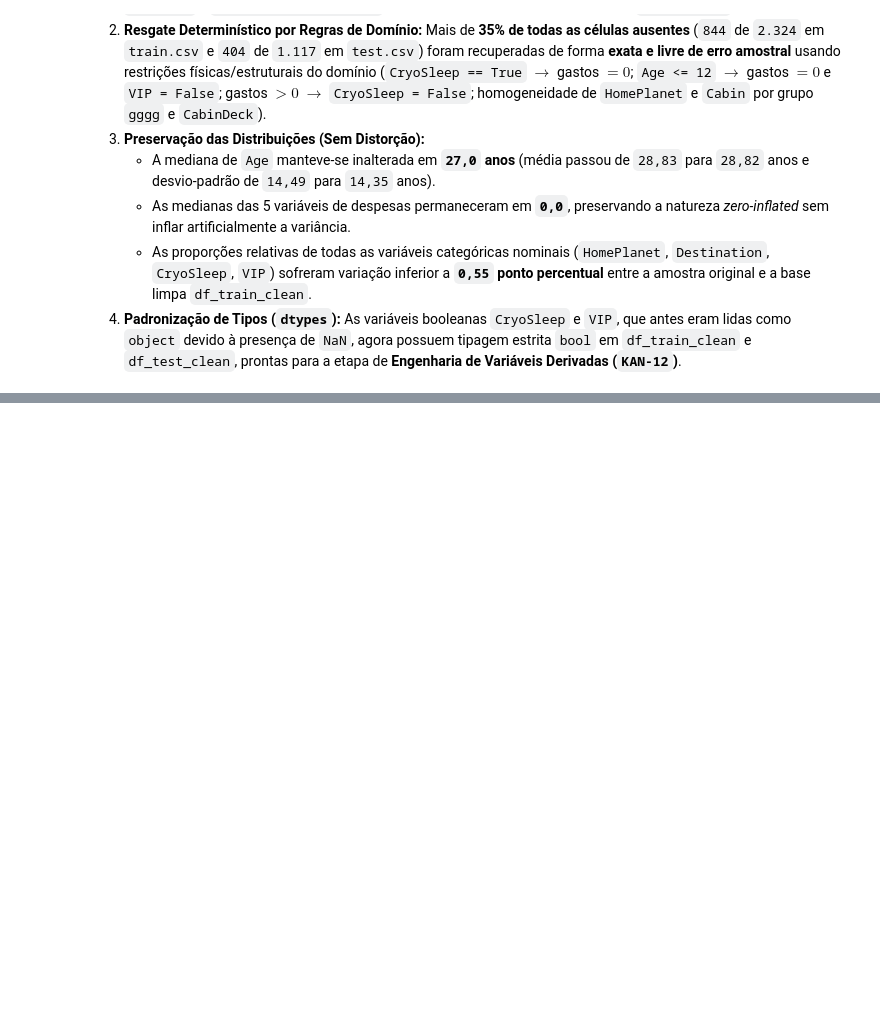
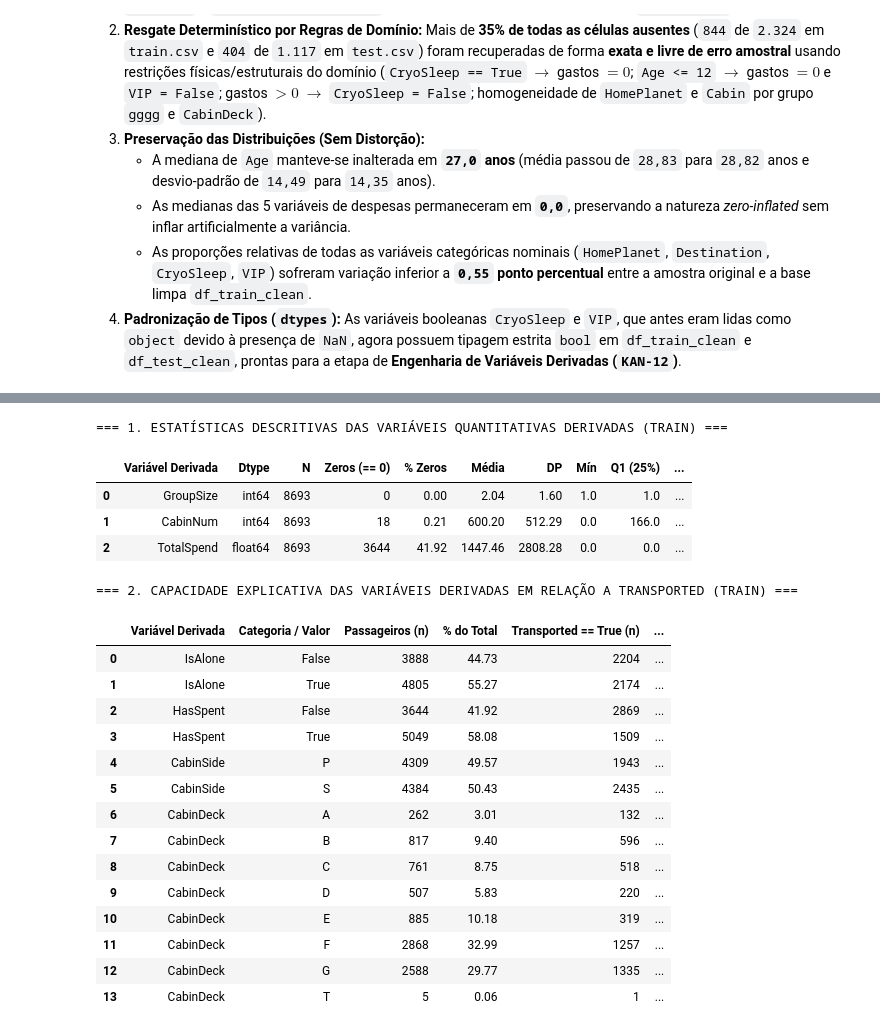
Before and after one commit to gmenezesg/spaceship-titanic-estatistica-posdl, a Jupyter notebook: notebooks/00_projeto_final_estatistica.ipynb, the cells around one changed output, grey strips where cells are left out. Cells and saved outputs as stored; diff of their text form; code cells hidden in the pictures; blank space fills up the shorter version.

```diff
--- a/notebooks/00_projeto_final_estatistica.ipynb
+++ b/notebooks/00_projeto_final_estatistica.ipynb
@@ -1197,0 +1484,69 @@ display(df_comp_cat)
+# %%
+# 1. Resumo Descritivo das Variáveis Quantitativas Derivadas (GroupSize, CabinNum, TotalSpend)
+quant_derivadas = ["GroupSize", "CabinNum", "TotalSpend"]
+resumo_quant_deriv = []
+for col in quant_derivadas:
+    s = df_train_derived[col]
+    resumo_quant_deriv.append({
+        "Variável Derivada": col,
+        "Dtype": str(s.dtype),
+        "N": len(s),
+        "Zeros (== 0)": int((s == 0).sum()),
+        "% Zeros": round(float((s == 0).mean() * 100), 2),
+        "Média": round(float(s.mean()), 2),
+        "DP": round(float(s.std()), 2),
+        "Mín": round(float(s.min()), 2),
+        "Q1 (25%)": round(float(s.quantile(0.25)), 2),
+        "Mediana (50%)": round(float(s.median()), 2),
+        "Q3 (75%)": round(float(s.quantile(0.75)), 2),
+        "P95": round(float(s.quantile(0.95)), 2),
+        "Máx": round(float(s.max()), 2),
+    })
+
+print("=== 1. ESTATÍSTICAS DESCRITIVAS DAS VARIÁVEIS QUANTITATIVAS DERIVADAS (TRAIN) ===")
+display(pd.DataFrame(resumo_quant_deriv))
+
+# 2. Associação das Variáveis Categóricas / Binárias Derivadas com o Alvo Transported
+cat_derivadas = ["IsAlone", "HasSpent", "CabinSide", "CabinDeck"]
+associacao_derivadas = []
+for col in cat_derivadas:
+    tab = pd.crosstab(df_train_derived[col], df_train_derived["Transported"])
+    chi2, p_val, dof, _ = chi2_contingency(tab)
+    for categoria, row in tab.iterrows():
+        n_cat = int(row.sum())
+        n_transp = int(row[True])
+        associacao_derivadas.append({
+            "Variável Derivada": col,
+            "Categoria / Valor": str(categoria),
+            "Passageiros (n)": n_cat,
+            "% do Total": round(n_cat / len(df_train_derived) * 100, 2),
+            "Transported == True (n)": n_transp,
+            "Taxa de Transporte (%)": round(n_transp / n_cat * 100, 2),
+            "Qui-Quadrado Global (vs Transported)": round(float(chi2), 2),
+            "p-valor": f"{p_val:.2e}",
+        })
+
+print("\n=== 2. CAPACIDADE EXPLICATIVA DAS VARIÁVEIS DERIVADAS EM RELAÇÃO A TRANSPORTED (TRAIN) ===")
+display(pd.DataFrame(associacao_derivadas))
+# %% [output]
+=== 1. ESTATÍSTICAS DESCRITIVAS DAS VARIÁVEIS QUANTITATIVAS DERIVADAS (TRAIN) ===
+|  | Variável Derivada | Dtype | N | Zeros (== 0) | % Zeros | Média | DP | Mín | Q1 (25%) | ... |
+| 0 | GroupSize | int64 | 8693 | 0 | 0.00 | 2.04 | 1.60 | 1.0 | 1.0 | ... |
+| 1 | CabinNum | int64 | 8693 | 18 | 0.21 | 600.20 | 512.29 | 0.0 | 166.0 | ... |
+| 2 | TotalSpend | float64 | 8693 | 3644 | 41.92 | 1447.46 | 2808.28 | 0.0 | 0.0 | ... |
+=== 2. CAPACIDADE EXPLICATIVA DAS VARIÁVEIS DERIVADAS EM RELAÇÃO A TRANSPORTED (TRAIN) ===
+|  | Variável Derivada | Categoria / Valor | Passageiros (n) | % do Total | Transported == True (n) | ... |
+| 0 | IsAlone | False | 3888 | 44.73 | 2204 | ... |
+| 1 | IsAlone | True | 4805 | 55.27 | 2174 | ... |
+| 2 | HasSpent | False | 3644 | 41.92 | 2869 | ... |
+| 3 | HasSpent | True | 5049 | 58.08 | 1509 | ... |
+| 4 | CabinSide | P | 4309 | 49.57 | 1943 | ... |
+| 5 | CabinSide | S | 4384 | 50.43 | 2435 | ... |
+| 6 | CabinDeck | A | 262 | 3.01 | 132 | ... |
+| 7 | CabinDeck | B | 817 | 9.40 | 596 | ... |
+| 8 | CabinDeck | C | 761 | 8.75 | 518 | ... |
+| 9 | CabinDeck | D | 507 | 5.83 | 220 | ... |
+| 10 | CabinDeck | E | 885 | 10.18 | 319 | ... |
+| 11 | CabinDeck | F | 2868 | 32.99 | 1257 | ... |
+| 12 | CabinDeck | G | 2588 | 29.77 | 1335 | ... |
+| 13 | CabinDeck | T | 5 | 0.06 | 1 | ... |
```
Also changed, not shown: parts of 9 cells of this notebook, 9 other files.
